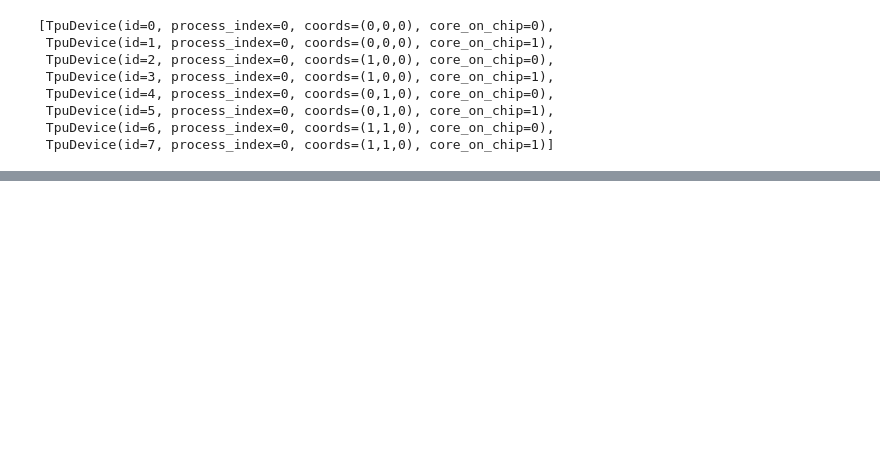
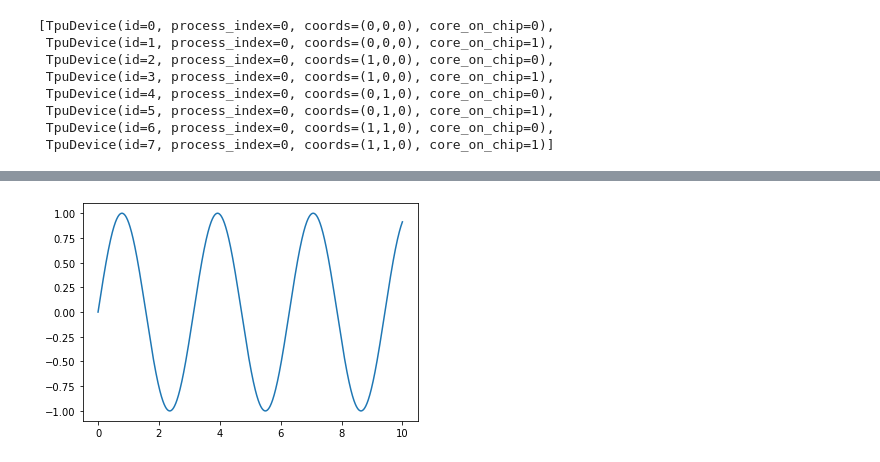
Before and after one commit to shawwn/jaxnotes, a Jupyter notebook: notebooks/001_Welcome_To_Colaboratory.ipynb, the cells around one changed output, grey strips where cells are left out. Saved outputs shown, nothing was run; the diff lists cells and outputs as text; code cells hidden in the pictures; blank space fills up the shorter version.

```diff
--- a/notebooks/001_Welcome_To_Colaboratory.ipynb
+++ b/notebooks/001_Welcome_To_Colaboratory.ipynb
@@ -132,0 +142,8 @@ import jax.numpy as jnp
+# %%
+import jax.numpy as jnp
+
+x_jnp = jnp.linspace(0, 10, 1000)
+y_jnp = 2 * jnp.sin(x_jnp) * jnp.cos(x_jnp)
+plt.plot(x_jnp, y_jnp);
+# %% [output]
+[figure, added]
```
Also changed, not shown: parts of 3 cells of this notebook.
